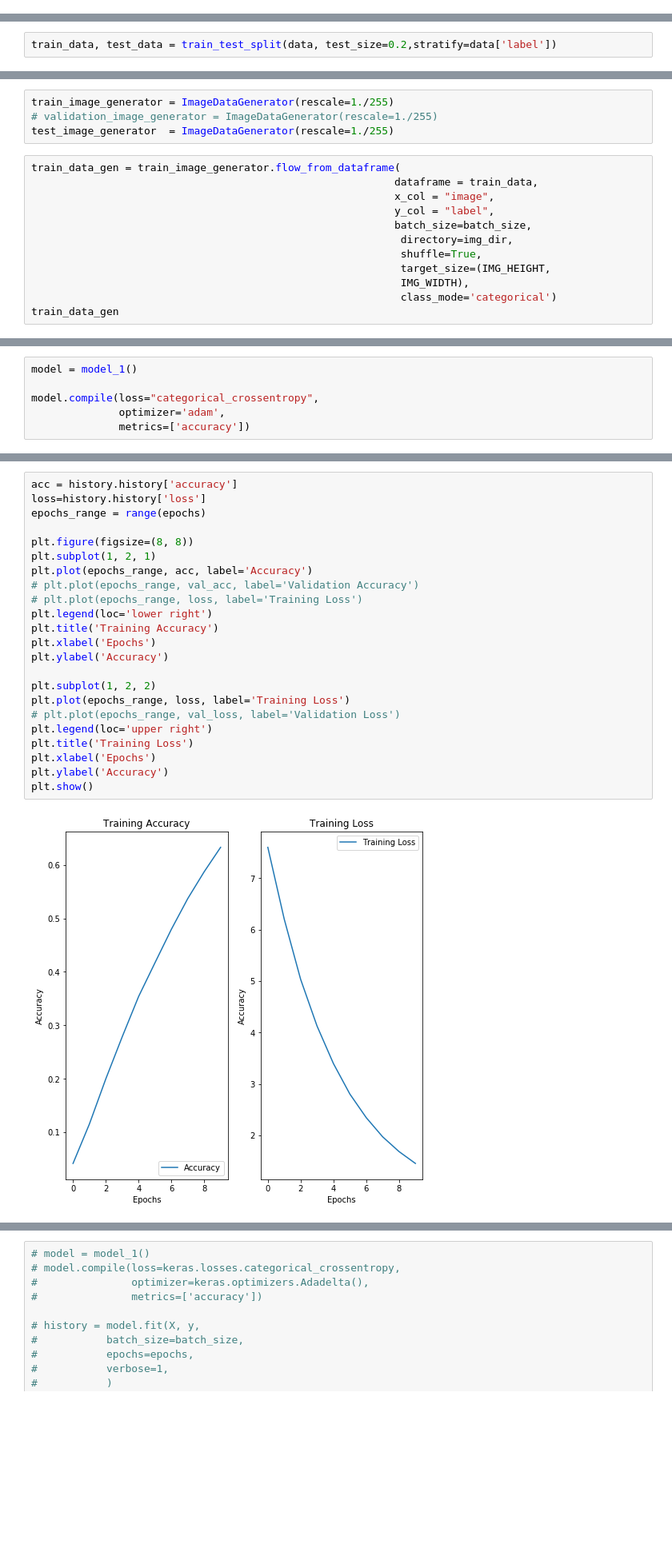
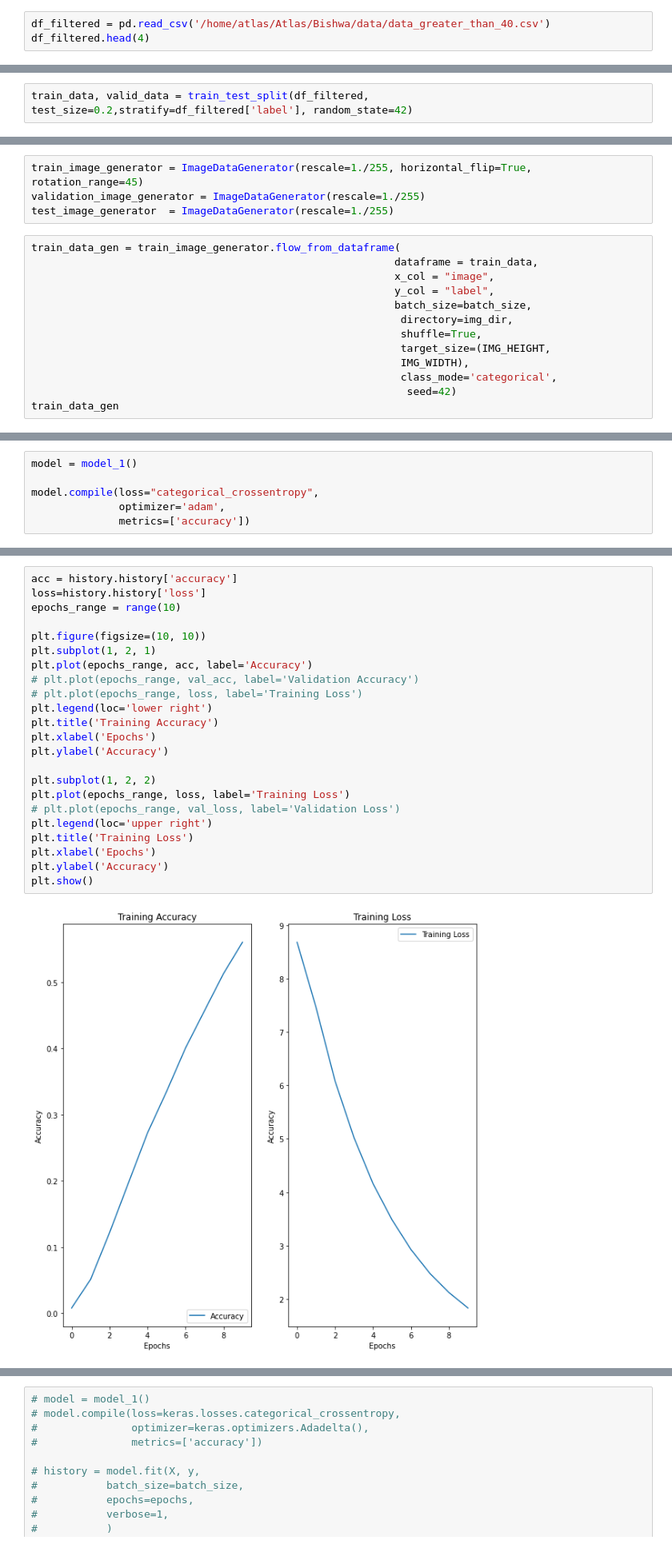
Before and after one commit to Bk073/shell-identification-1-, a Jupyter notebook: notebooks/shell_classification_(1).ipynb, the cells around one changed output, grey strips where cells are left out. Shown: that part at 80% size. Drawn from its saved outputs; the diff is of its cells as text; blank space fills up the shorter version.

```diff
--- a/notebooks/shell_classification_(1).ipynb
+++ b/notebooks/shell_classification_(1).ipynb
@@ -166,0 +169,3 @@ len(data['label'].unique())
+# %%
+df_filtered = pd.read_csv('/home/atlas/Atlas/Bishwa/data/data_greater_than_40.csv')
+df_filtered.head(4)
@@ -170,5 +185,5 @@ epochs = 10
 IMG_HEIGHT = 224
 IMG_WIDTH = 224
 # %%
-train_data, test_data = train_test_split(data, test_size=0.2,stratify=data['label'])
+train_data, valid_data = train_test_split(df_filtered, test_size=0.2,stratify=df_filtered['label'], random_state=42)
 # %%
@@ -176,8 +191,8 @@ train_data, test_data = train_test_split(data, test_size=0.2,stratify=data['labe
 # %%
 # X_train, X_test, y_train, y_test = train_test_split(data['image'], data['label'], test_size=0.15,stratify=data['label'])
 # %%
-train_image_generator = ImageDataGenerator(rescale=1./255)
-# validation_image_generator = ImageDataGenerator(rescale=1./255)
+train_image_generator = ImageDataGenerator(rescale=1./255, horizontal_flip=True, rotation_range=45)
+validation_image_generator = ImageDataGenerator(rescale=1./255)
 test_image_generator  = ImageDataGenerator(rescale=1./255)
 # %%
 train_data_gen = train_image_generator.flow_from_dataframe(
@@ -189,6 +204,7 @@ train_data_gen = train_image_generator.flow_from_dataframe(
                                                            shuffle=True,
                                                            target_size=(IMG_HEIGHT,
                                                            IMG_WIDTH),
-                                                           class_mode='categorical')
+                                                           class_mode='categorical',
+                                                            seed=42)
 train_data_gen
 # %% [output]
@@ -301,26 +341,26 @@ Epoch 10/10
 # %%
 acc = history.history['accuracy']
 loss=history.history['loss']
-epochs_range = range(epochs)
+epochs_range = range(10)
 
-plt.figure(figsize=(8, 8))
+plt.figure(figsize=(10, 10))
 plt.subplot(1, 2, 1)
 plt.plot(epochs_range, acc, label='Accuracy')
 # plt.plot(epochs_range, val_acc, label='Validation Accuracy')
 # plt.plot(epochs_range, loss, label='Training Loss')
 plt.legend(loc='lower right')
 plt.title('Training Accuracy')
 plt.xlabel('Epochs')
 plt.ylabel('Accuracy')
 
 plt.subplot(1, 2, 2)
 plt.plot(epochs_range, loss, label='Training Loss')
 # plt.plot(epochs_range, val_loss, label='Validation Loss')
 plt.legend(loc='upper right')
 plt.title('Training Loss')
 plt.xlabel('Epochs')
 plt.ylabel('Accuracy')
 plt.show()
 # %% [output]
-[figure, old version]
+[figure, new version]
 # %%
```
Also changed, not shown: parts of 42 cells of this notebook.
